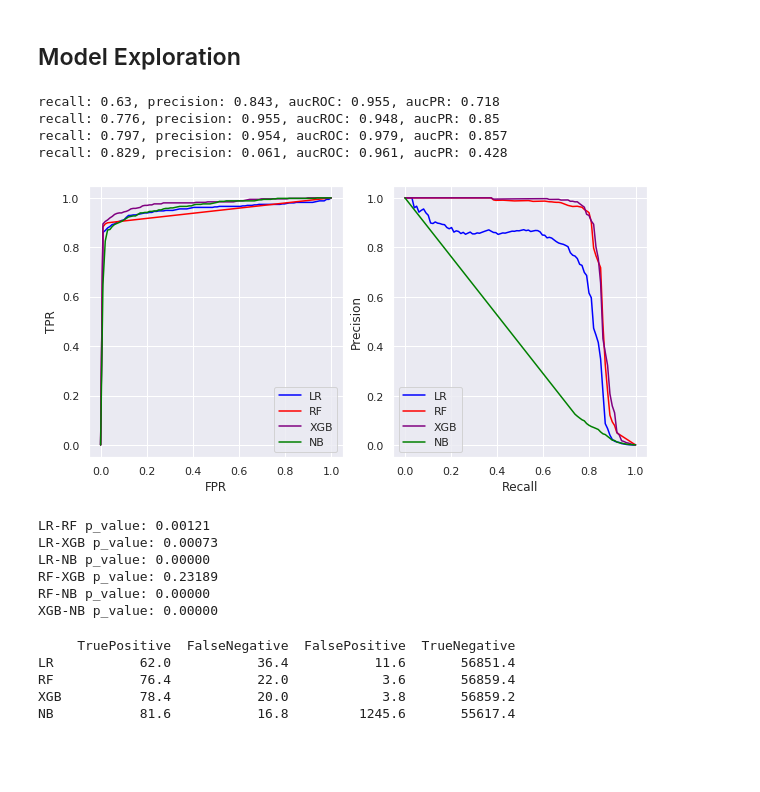
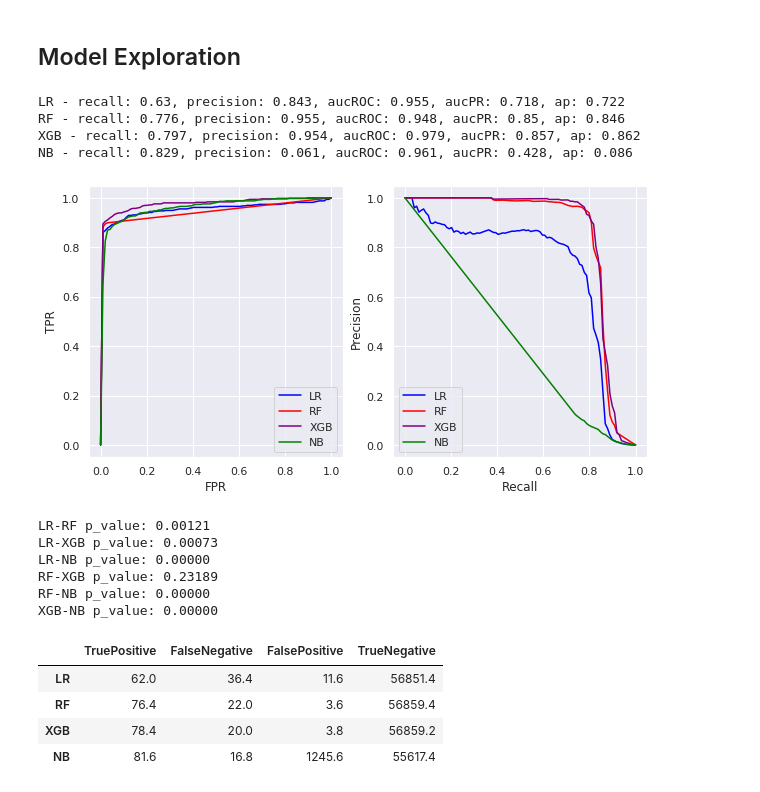
Before and after one commit to VladimirIsakov91/CreditCardFraud, a Jupyter notebook: CreditCardFraud.ipynb, the cells around one changed output. Saved outputs shown, nothing was run; the diff lists cells and outputs as text; code cells hidden in the pictures; blank space fills up the shorter version.

Commit message:
add ap to print out metrics

```diff
--- a/CreditCardFraud.ipynb
+++ b/CreditCardFraud.ipynb
@@ -293,8 +293,8 @@ for idx, model in enumerate(models):
                                    n_splits=5)
     sns.lineplot(x=roc['fpr'], y=roc['tpr'], ax=ax[0], color=colors[idx], label=names[idx])
     sns.lineplot(x=pr['recall'], y=pr['precision'], ax=ax[1], color=colors[idx], label=names[idx])
-    print(f'recall: {metrics["recall"]}, precision: {metrics["precision"]},'
-      f' aucROC: {metrics["aucROC"]}, aucPR: {metrics["aucPR"]}')
+    print(f'{names[idx]} - recall: {metrics["recall"]}, precision: {metrics["precision"]},'
+      f' aucROC: {metrics["aucROC"]}, aucPR: {metrics["aucPR"]}, ap: {metrics["ap"]}')
     run_stats[names[idx]] = stats
     cms[names[idx]] = metrics['cm']
 
@@ -305,10 +305,10 @@ ax[1].set_xlabel('Recall')
 plt.legend()
 plt.show()
 # %% [output]
-recall: 0.63, precision: 0.843, aucROC: 0.955, aucPR: 0.718
-recall: 0.776, precision: 0.955, aucROC: 0.948, aucPR: 0.85
-recall: 0.797, precision: 0.954, aucROC: 0.979, aucPR: 0.857
-recall: 0.829, precision: 0.061, aucROC: 0.961, aucPR: 0.428
+LR - recall: 0.63, precision: 0.843, aucROC: 0.955, aucPR: 0.718, ap: 0.722
+RF - recall: 0.776, precision: 0.955, aucROC: 0.948, aucPR: 0.85, ap: 0.846
+XGB - recall: 0.797, precision: 0.954, aucROC: 0.979, aucPR: 0.857, ap: 0.862
+NB - recall: 0.829, precision: 0.061, aucROC: 0.961, aucPR: 0.428, ap: 0.086
 [figure]
 # %%
 combos = list(combinations(run_stats.keys(), r=2))
@@ -325,13 +325,13 @@ XGB-NB p_value: 0.00000
 # %%
 columns = ['TruePositive', 'FalseNegative', 'FalsePositive', 'TrueNegative']
 def array2list(arr): return arr.flatten().tolist()
 confs = pandas.DataFrame(data=numpy.array([array2list(cms[name]) for name in names]),
                          index=names,
                          columns=columns)
-print(confs)
+confs
 # %% [output]
-     TruePositive  FalseNegative  FalsePositive  TrueNegative
-LR           62.0           36.4           11.6       56851.4
-RF           76.4           22.0            3.6       56859.4
-XGB          78.4           20.0            3.8       56859.2
-NB           81.6           16.8         1245.6       55617.4
+|  | TruePositive | FalseNegative | FalsePositive | TrueNegative |
+| LR | 62.0 | 36.4 | 11.6 | 56851.4 |
+| RF | 76.4 | 22.0 | 3.6 | 56859.4 |
+| XGB | 78.4 | 20.0 | 3.8 | 56859.2 |
+| NB | 81.6 | 16.8 | 1245.6 | 55617.4 |
```
